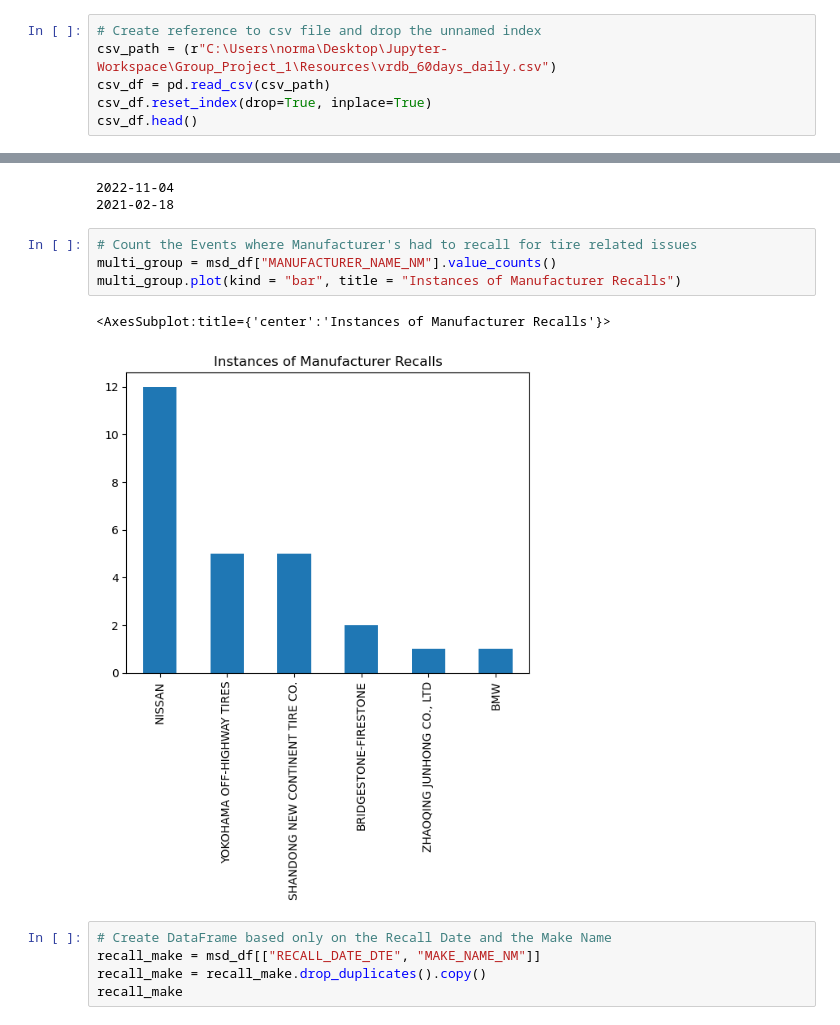
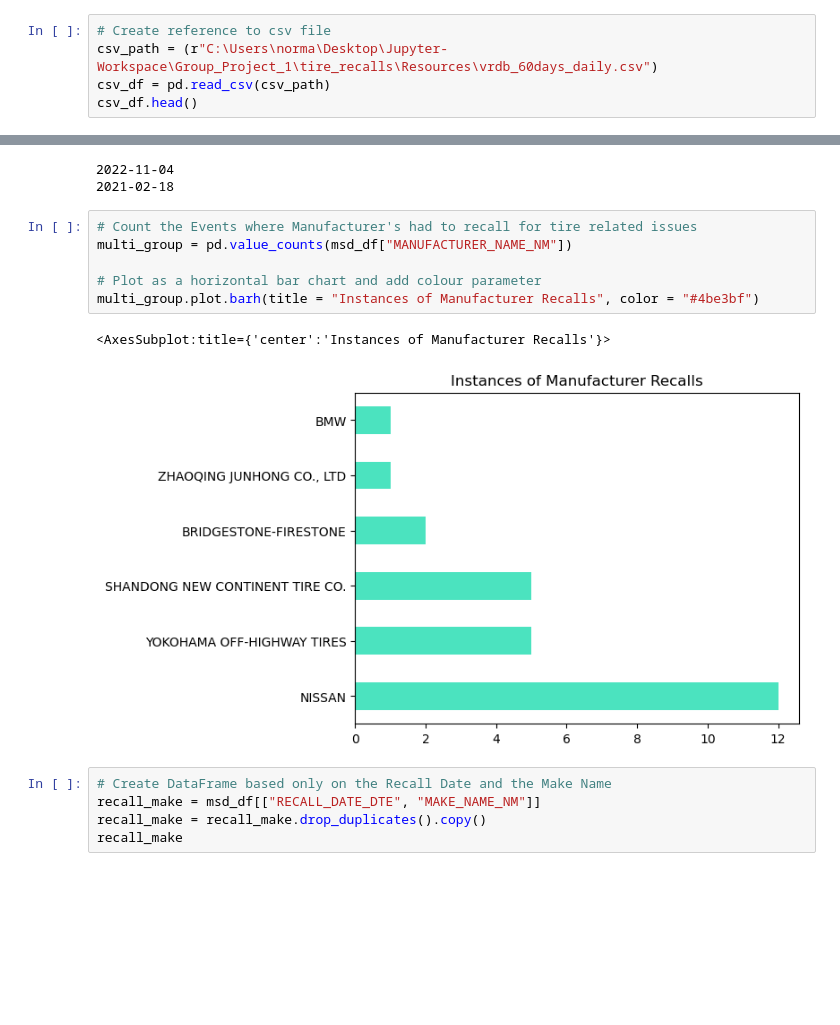
Before and after one commit to benisde/Group1_Project_Name, a Jupyter notebook: tire_recalls.ipynb, the cells around one changed output, grey strips where cells are left out. Cells and saved outputs as stored; diff of their text form; blank space fills up the shorter version.

Commit message:
Added new png files, updated README file, updated jupyter source file

```diff
--- a/tire_recalls.ipynb
+++ b/tire_recalls.ipynb
@@ -12,8 +12,7 @@ C:\Users\norma\Desktop\Jupyter-Workspace\Group_Project_1
 # %%
-# Create reference to csv file and drop the unnamed index
-csv_path = (r"C:\Users\norma\Desktop\Jupyter-Workspace\Group_Project_1\Resources\vrdb_60days_daily.csv")
+# Create reference to csv file
+csv_path = (r"C:\Users\norma\Desktop\Jupyter-Workspace\Group_Project_1\tire_recalls\Resources\vrdb_60days_daily.csv")
 csv_df = pd.read_csv(csv_path)
-csv_df.reset_index(drop=True, inplace=True)
 csv_df.head()
 # %% [output]
 |  | RECALL_NUMBER_NUM | YEAR | MANUFACTURER_RECALL_NO_TXT | CATEGORY_ETXT | CATEGORY_FTXT | MAKE_NAME_NM | ... |
@@ -99,11 +98,13 @@ print(msd_last)
 2021-02-18
 # %%
 # Count the Events where Manufacturer's had to recall for tire related issues
-multi_group = msd_df["MANUFACTURER_NAME_NM"].value_counts()
-multi_group.plot(kind = "bar", title = "Instances of Manufacturer Recalls")
+multi_group = pd.value_counts(msd_df["MANUFACTURER_NAME_NM"])
+
+# Plot as a horizontal bar chart and add colour parameter
+multi_group.plot.barh(title = "Instances of Manufacturer Recalls", color = "#4be3bf")
 # %% [output]
 <AxesSubplot:title={'center':'Instances of Manufacturer Recalls'}>
-[figure, old version]
+[figure, new version]
 # %%
 # Create DataFrame based only on the Recall Date and the Make Name
 recall_make = msd_df[["RECALL_DATE_DTE", "MAKE_NAME_NM"]]
```
Also changed, not shown: parts of 2 cells of this notebook, 4 other files.
